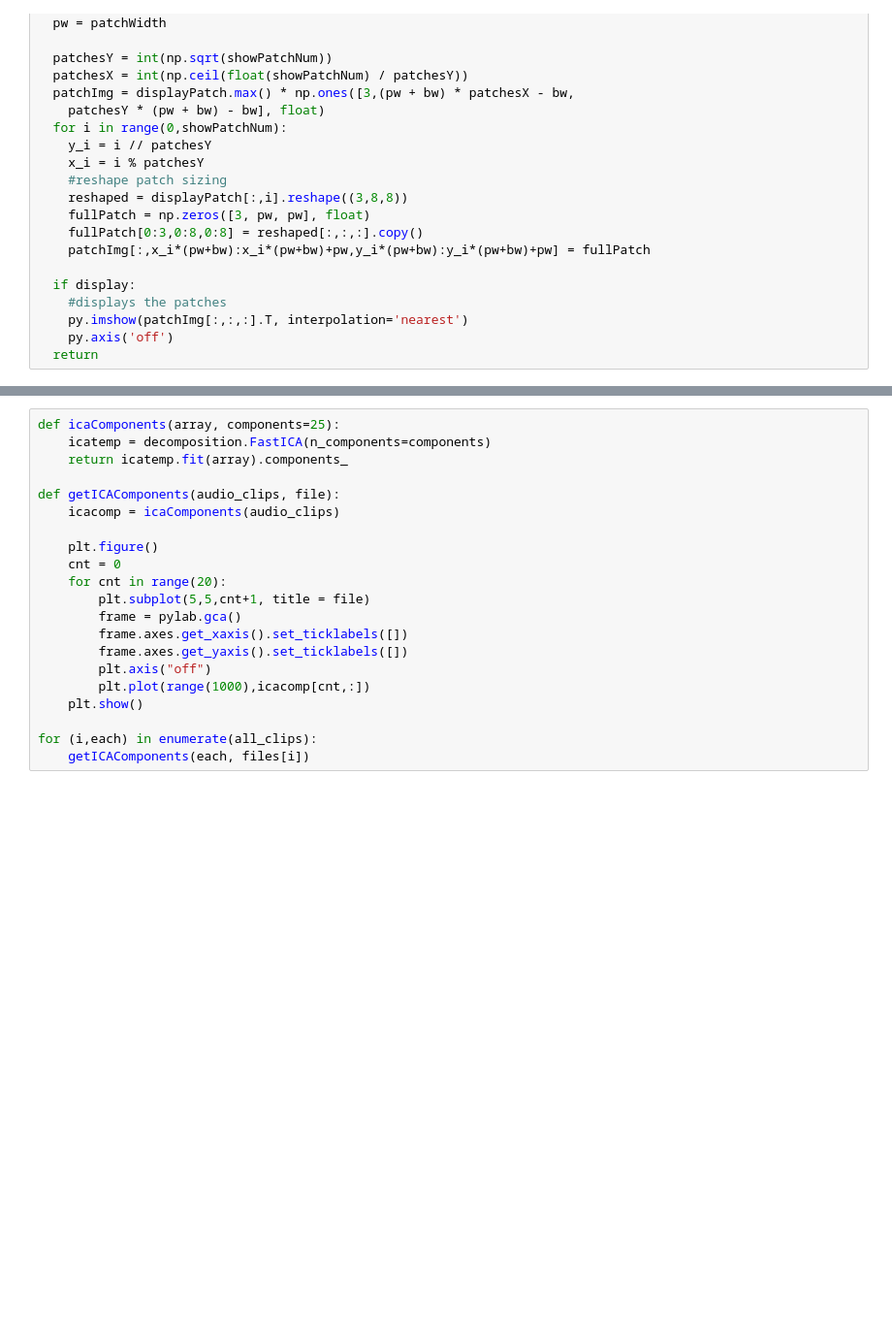
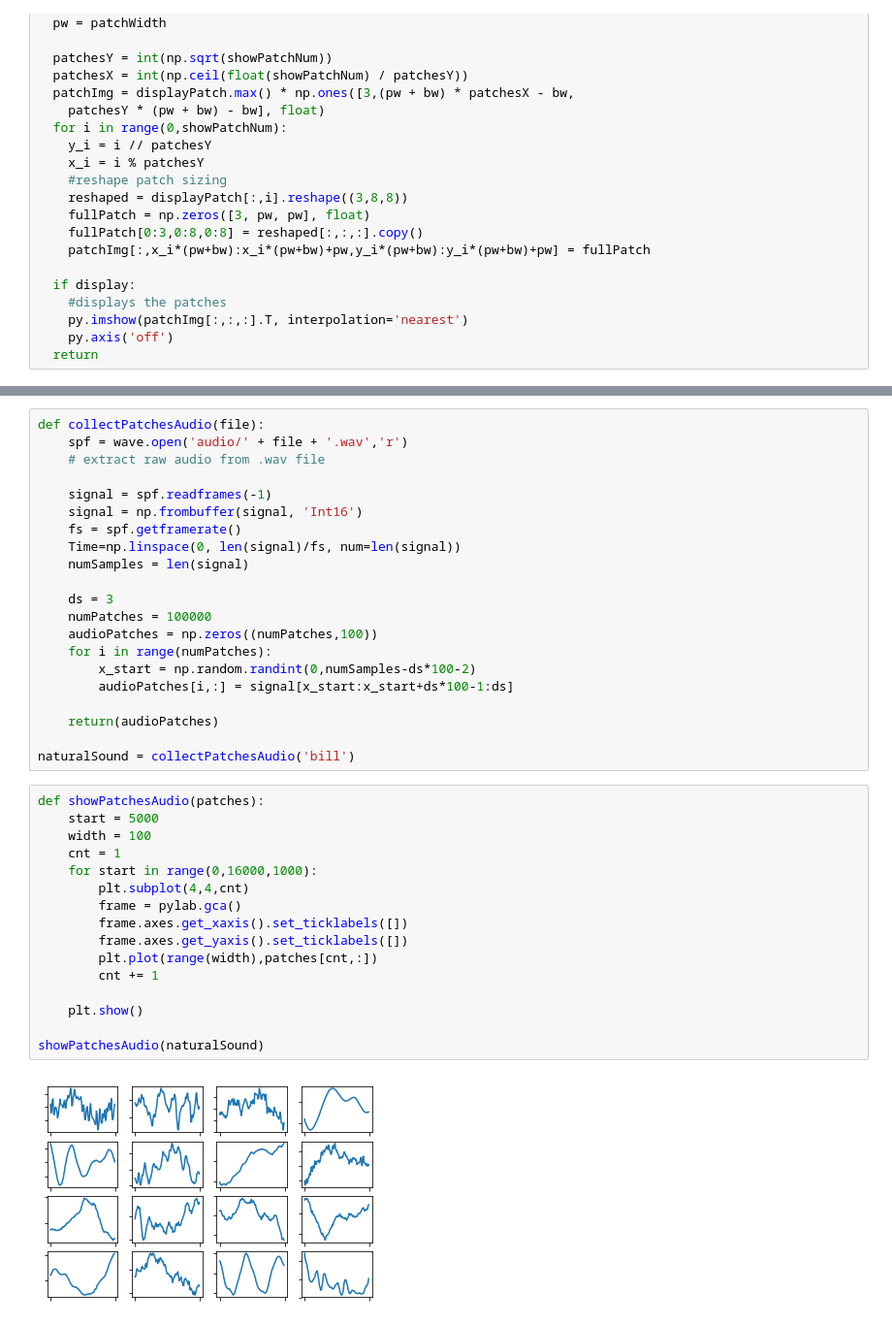
Before and after one commit to PatNolan14/MultimodalIntegration, a Jupyter notebook: Multimodal Integration (Code without explanations).ipynb, the cells around one changed output, grey strips where cells are left out. Shown at 97% size. Cells and saved outputs as stored; diff of their text form; blank space fills up the shorter version.

```diff
--- a/Multimodal Integration (Code without explanations).ipynb
+++ b/Multimodal Integration (Code without explanations).ipynb
@@ -456,21 +323,39 @@ for (i,each) in enumerate(all_clips):
-# %%
-def icaComponents(array, components=25):
-    icatemp = decomposition.FastICA(n_components=components)
-    return icatemp.fit(array).components_
-
-def getICAComponents(audio_clips, file):
-    icacomp = icaComponents(audio_clips)
-
-    plt.figure()
-    cnt = 0
-    for cnt in range(20):
-        plt.subplot(5,5,cnt+1, title = file)
-        frame = pylab.gca()
-        frame.axes.get_xaxis().set_ticklabels([])
-        frame.axes.get_yaxis().set_ticklabels([])
-        plt.axis("off")
-        plt.plot(range(1000),icacomp[cnt,:])
-    plt.show()
-
-for (i,each) in enumerate(all_clips):
-    getICAComponents(each, files[i])
+# %%
+def collectPatchesAudio(file):
+    spf = wave.open('audio/' + file + '.wav','r')
+    # extract raw audio from .wav file
+
+    signal = spf.readframes(-1)
+    signal = np.frombuffer(signal, 'Int16')
+    fs = spf.getframerate()
+    Time=np.linspace(0, len(signal)/fs, num=len(signal))
+    numSamples = len(signal)
+
+    ds = 3
+    numPatches = 100000
+    audioPatches = np.zeros((numPatches,100))
+    for i in range(numPatches):
+        x_start = np.random.randint(0,numSamples-ds*100-2)
+        audioPatches[i,:] = signal[x_start:x_start+ds*100-1:ds]
+
+    return(audioPatches)
+
+naturalSound = collectPatchesAudio('bill')
+# %%
+def showPatchesAudio(patches):
+    start = 5000
+    width = 100
+    cnt = 1
+    for start in range(0,16000,1000):
+        plt.subplot(4,4,cnt)
+        frame = pylab.gca()
+        frame.axes.get_xaxis().set_ticklabels([])
+        frame.axes.get_yaxis().set_ticklabels([])
+        plt.plot(range(width),patches[cnt,:])
+        cnt += 1
+
+    plt.show()
+
+showPatchesAudio(naturalSound)
+# %% [output]
+[figure, added]
```
Also changed, not shown: parts of 21 cells of this notebook.
